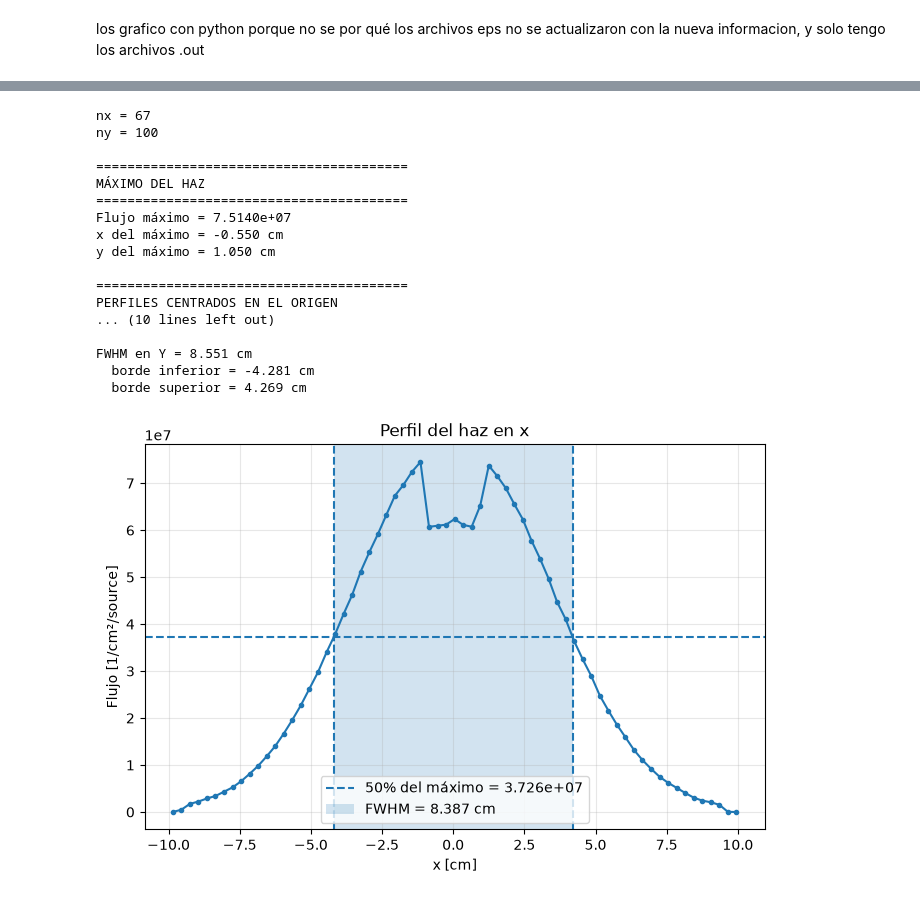
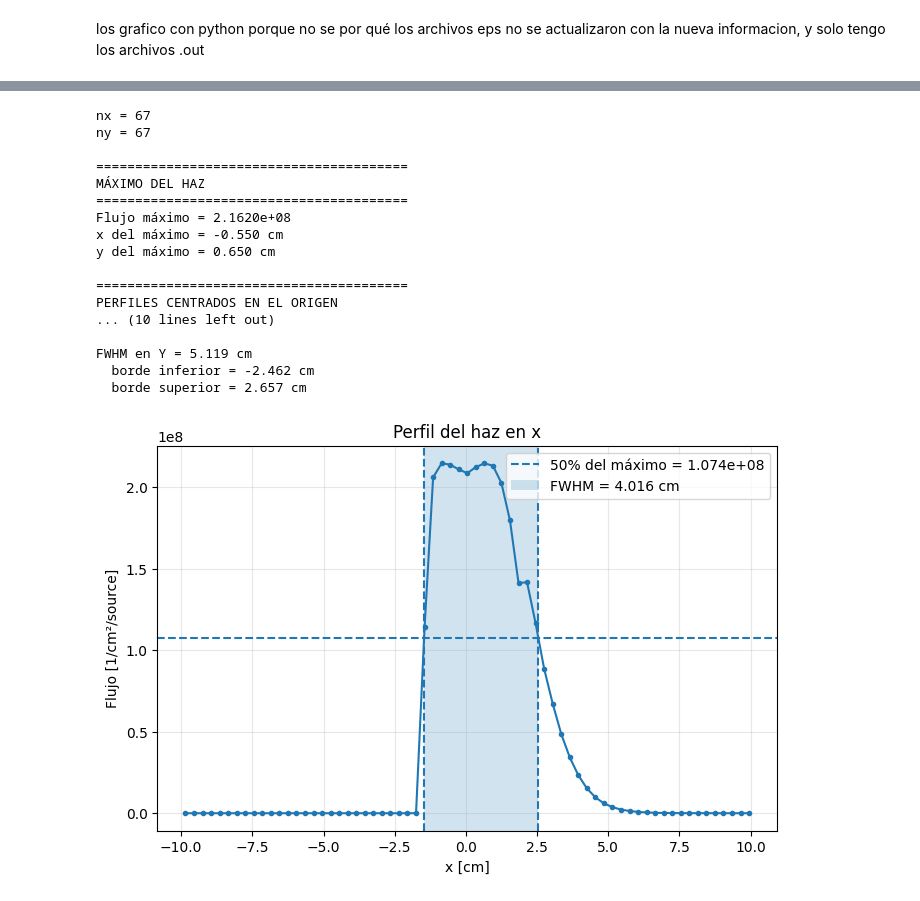
Before and after one commit to arirodriguez001/Laboratory-VII, a Jupyter notebook: oclusor_chico_posicionador_arriba/analisis/tracks.ipynb, the cells around one changed output, grey strips where cells are left out. Cells and saved outputs as stored; diff of their text form; code cells hidden in the pictures.

```diff
--- a/oclusor_chico_posicionador_arriba/analisis/tracks.ipynb
+++ b/oclusor_chico_posicionador_arriba/analisis/tracks.ipynb
@@ -675,7 +675,7 @@ graficar_ttrack_2d(
 # 1. ARCHIVO
 # ============================================================
 
-archivo = r"..\out\track_xy_pouch.out"
+archivo = r"..\out\track_xy.out"
 
 
 # ============================================================
@@ -767,8 +767,8 @@ xmin = -10
 xmax = 10
 xdel = 0.3
 
-ymin = -15
-ymax = 15
+ymin = -10
+ymax = 10
 ydel = 0.3
 
 # Coordenadas de los centros de los bins
@@ -963,37 +963,37 @@ plt.axhline(
 
 plt.axvline(y_izq, linestyle="--")
 plt.axvline(y_der, linestyle="--")
 
 plt.axvspan(
     y_izq,
     y_der,
     alpha=0.2,
     label=f"FWHM = {fwhm_y:.3f} cm"
 )
 plt.xlabel("y [cm]")
 plt.ylabel("Flujo [1/cm²/source]")
 plt.title("Perfil del haz en y")
 plt.xlim(-10, 10)
 plt.legend()
 plt.grid(alpha=0.3)
 
 plt.show()
 # %% [output]
 nx = 67
-ny = 100
+ny = 67
 
 ========================================
 MÁXIMO DEL HAZ
 ========================================
-Flujo máximo = 7.5140e+07
+Flujo máximo = 2.1620e+08
 x del máximo = -0.550 cm
-y del máximo = 1.050 cm
+y del máximo = 0.650 cm
 
 ========================================
 PERFILES CENTRADOS EN EL ORIGEN
 ... (10 lines left out)
 
-FWHM en Y = 8.551 cm
-  borde inferior = -4.281 cm
-  borde superior = 4.269 cm
+FWHM en Y = 5.119 cm
+  borde inferior = -2.462 cm
+  borde superior = 2.657 cm
-[figure, old version]
+[figure, new version]
```
Also changed, not shown: parts of 2 cells of this notebook, 7 other files.
